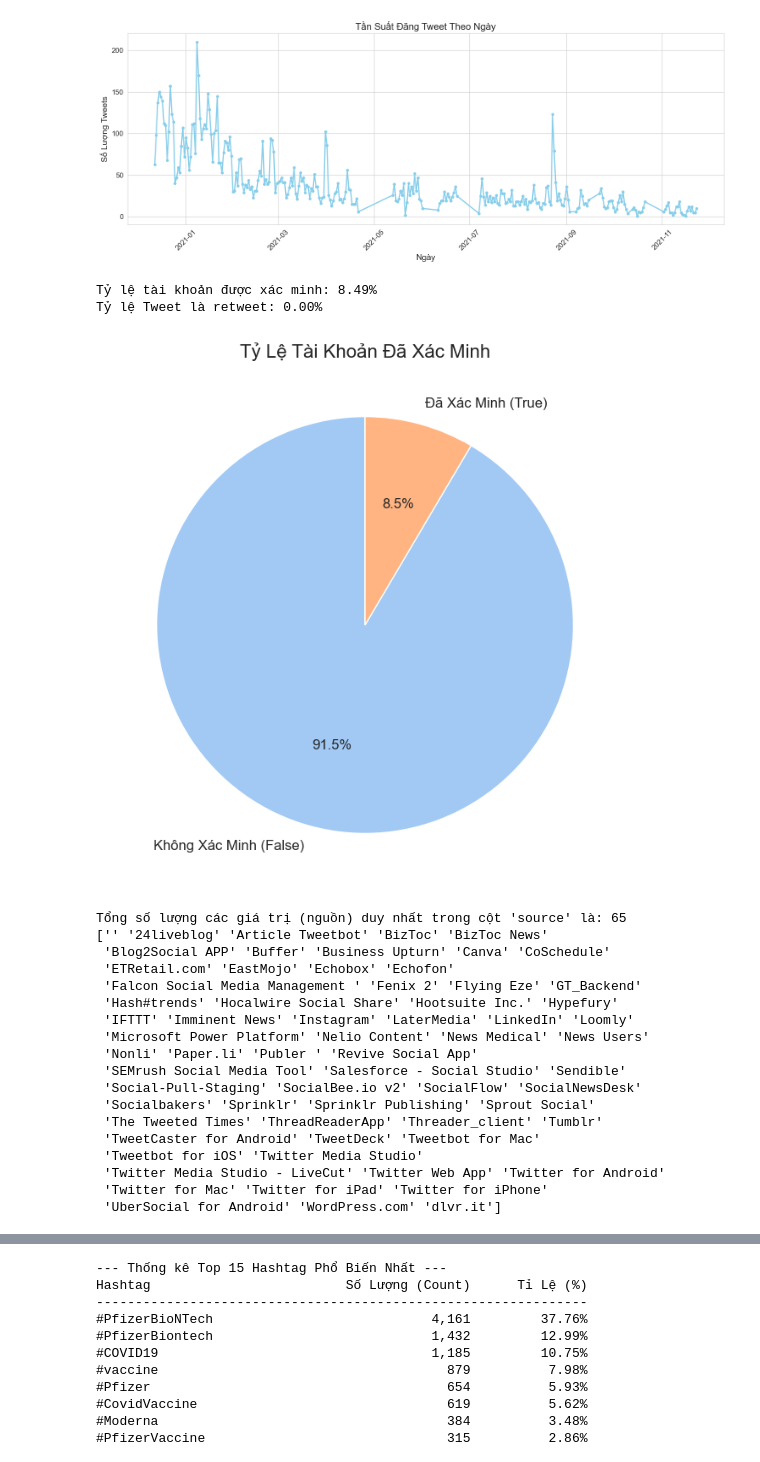
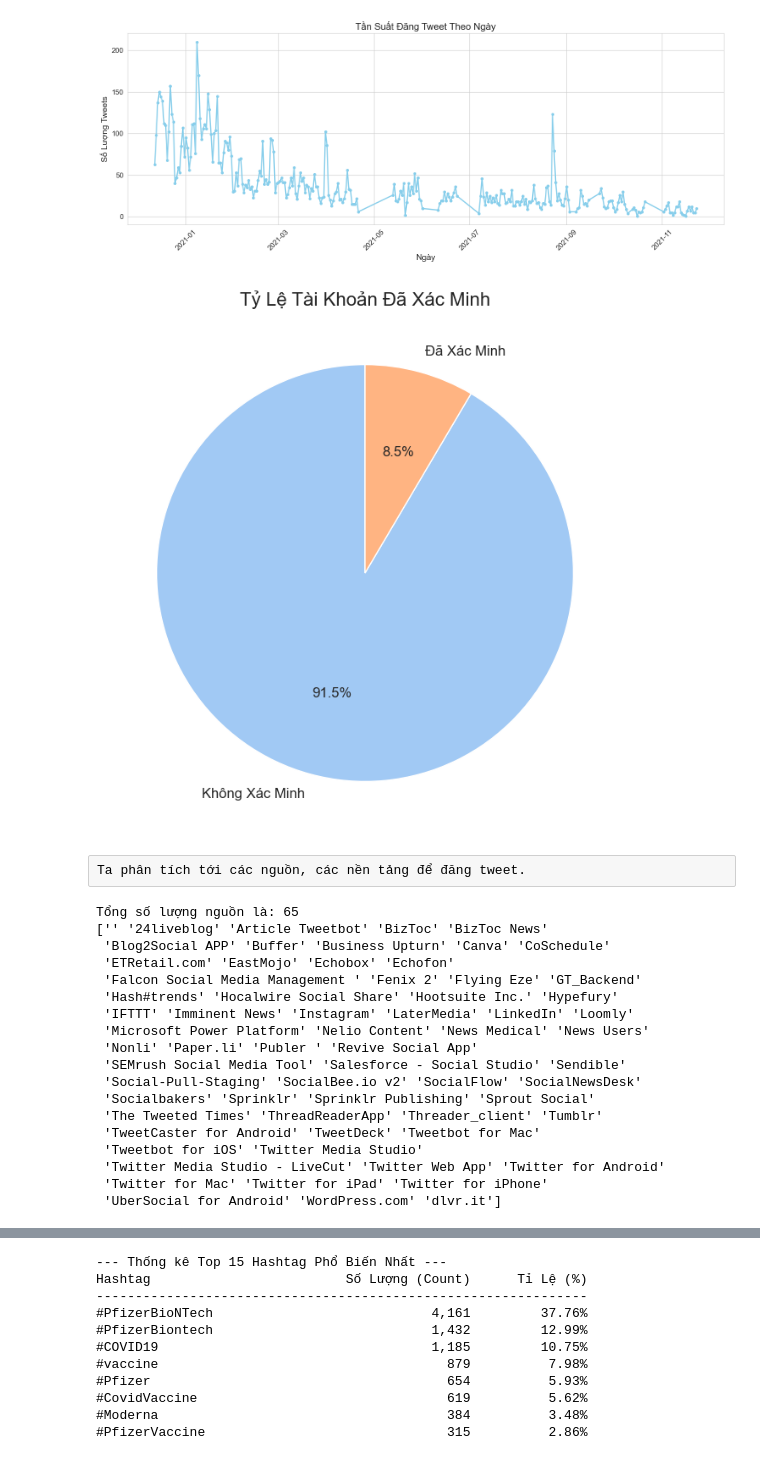
Before and after one commit to tientien01/LTKHDL---Pfizer-Vaccine-Tweets---23120370, a Jupyter notebook: notebooks/01_data_exploration.ipynb, the cells around one changed output, grey strips where cells are left out. Saved outputs shown, nothing was run; the diff lists cells and outputs as text; code cells hidden in the pictures.

```diff
--- a/notebooks/01_data_exploration.ipynb
+++ b/notebooks/01_data_exploration.ipynb
@@ -367,47 +394,32 @@ else:
 # %% [output]
 [figure]
-# %%
-# Tính tỷ lệ người dùng verified
-verified_ratio = np.sum(data['user_verified']) / total_rows * 100
-print(f"Tỷ lệ tài khoản được xác minh: {verified_ratio:.2f}%")
-
-# Tính tỷ lệ retweet
-retweet_ratio = np.sum(data['is_retweet']) / total_rows * 100
-print(f"Tỷ lệ Tweet là retweet: {retweet_ratio:.2f}%")
-# %% [output]
-Tỷ lệ tài khoản được xác minh: 8.49%
-Tỷ lệ Tweet là retweet: 0.00%
 # %%
 verified_counts = np.unique(data['user_verified'], return_counts=True)
 
-if len(verified_counts[0]) == 2: # Đảm bảo có cả True và False
+if len(verified_counts[0]) == 2:
     verified_ratio = verified_counts[1]
-    labels = ['Không Xác Minh (False)', 'Đã Xác Minh (True)']
+    labels = ['Không Xác Minh', 'Đã Xác Minh']
 
     plt.figure(figsize=(8, 8))
-    # Biểu đồ tròn (Pie Chart) rất sinh động cho tỉ lệ
     plt.pie(verified_ratio, labels=labels, autopct='%1.1f%%', startangle=90, colors=sns.color_palette('pastel'))
     plt.title('Tỷ Lệ Tài Khoản Đã Xác Minh', fontsize=16)
     plt.show()
-else:
-    print("Không đủ dữ liệu Boolean cho cột 'user_verified' để vẽ biểu đồ tròn.")
 # %% [output]
-[figure, old version]
+[figure, new version]
+# %% [raw]
+Ta phân tích tới các nguồn, các nền tảng để đăng tweet.
 # %%
 
 source_col = data['source']
 
-# Sử dụng np.unique() để tìm tất cả các giá trị duy nhất
 unique_sources = np.unique(source_col)
-
-# Đếm số lượng giá trị duy nhất
 num_unique_sources = len(unique_sources)
 
-print(f"Tổng số lượng các giá trị (nguồn) duy nhất trong cột 'source' là: {num_unique_sources}")
+print(f"Tổng số lượng nguồn là: {num_unique_sources}")
 
 print(unique_sources)
 # %% [output]
-Tổng số lượng các giá trị (nguồn) duy nhất trong cột 'source' là: 65
+Tổng số lượng nguồn là: 65
 ['' '24liveblog' 'Article Tweetbot' 'BizToc' 'BizToc News'
  'Blog2Social APP' 'Buffer' 'Business Upturn' 'Canva' 'CoSchedule'
  'ETRetail.com' 'EastMojo' 'Echobox' 'Echofon'
```
Also changed, not shown: parts of 24 cells of this notebook.
